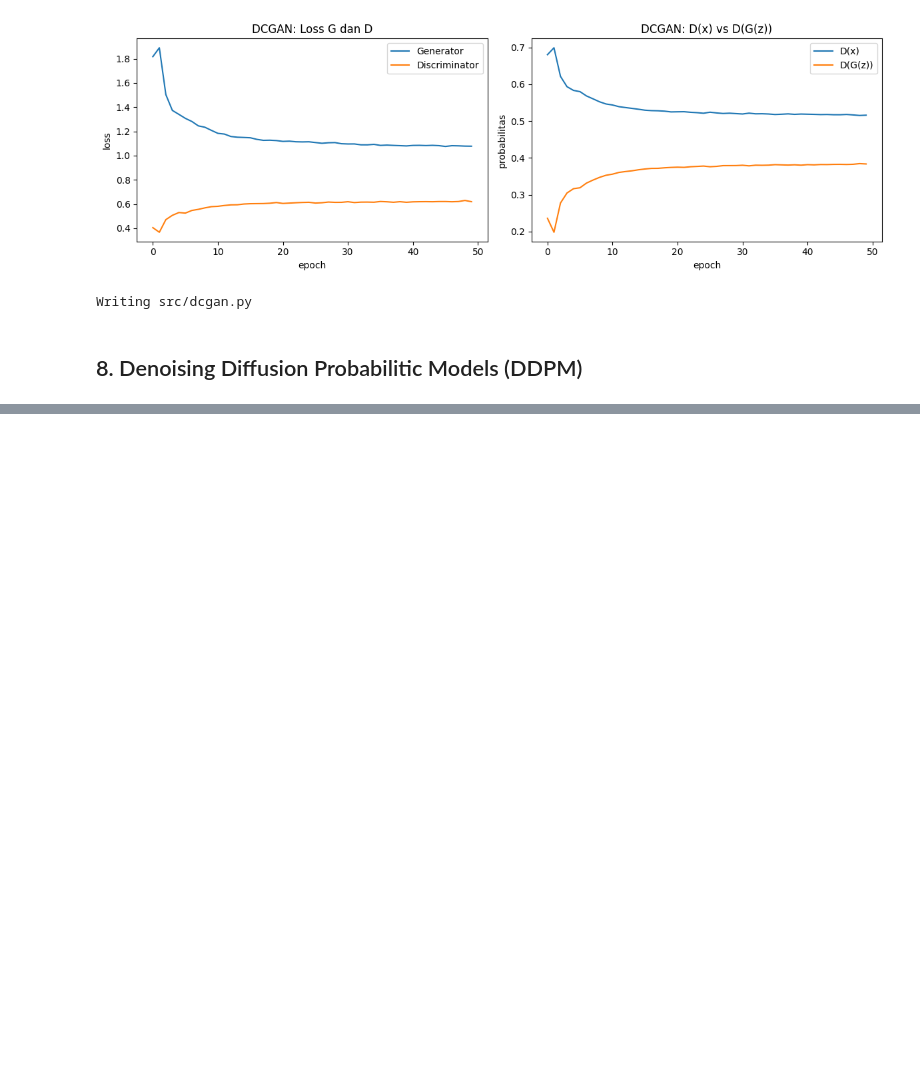
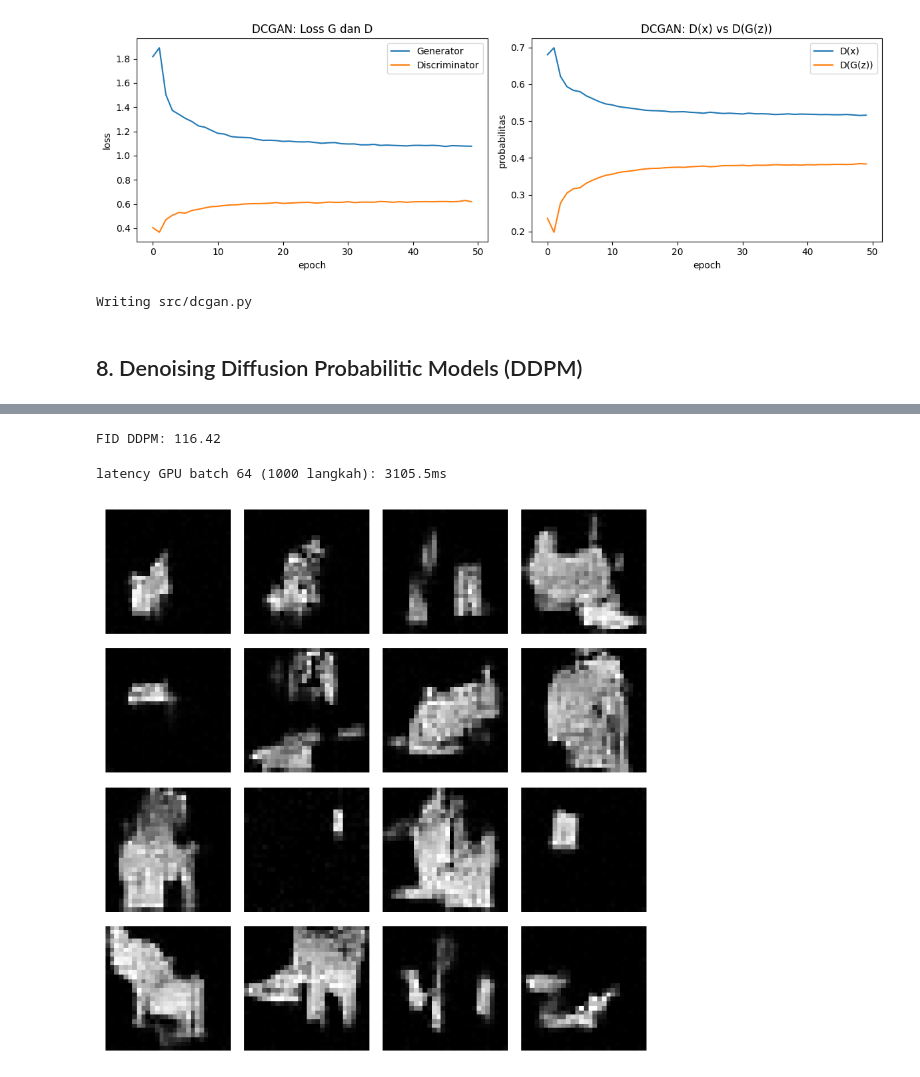
Before and after one commit to KenNicholas/komparatif-genai, a Jupyter notebook: komparatif_genai.ipynb, the cells around one changed output, grey strips where cells are left out. Cells and saved outputs as stored; diff of their text form; code cells hidden in the pictures; blank space fills up the shorter version.

Commit message:
Fase 8: DDPM (training, fid, plot loss)

```diff
--- a/komparatif_genai.ipynb
+++ b/komparatif_genai.ipynb
@@ -2167,3 +2167,7 @@ def train_ddpm(epochs=40, lr=2e-4, batch_size=128, seed=42, T=1000):
 
     sec_per_epoch = (time.time() - start_time) / epochs
     return model, history, sec_per_epoch, (beta, alpha, alpha_bar)
+# %%
+model_ddpm, hist_ddpm, sec_ddpm, schedule = train_ddpm()
+print('='*25)
+print(f'sec/epoch={sec_ddpm:.2f}')
@@ -2169,0 +2192,71 @@ def train_ddpm(epochs=40, lr=2e-4, batch_size=128, seed=42, T=1000):
+# %%
+# sampling DDPM dan FID
+import torch
+from torchmetrics.image.fid import FrechetInceptionDistance
+
+device = get_device()
+
+@torch.no_grad()
+def sample_ddpm(model, n, T=1000, steps=1000):
+    model.eval()
+    beta, alpha, alpha_bar = schedule
+    x = torch.randn(n, 1, 28, 28, device=device)
+    langkah = list(range(T))[::-1] if steps == T else list(range(T))[::-1][::max(1, T // steps)]
+    for t_val in langkah:
+        t = torch.full((n,), t_val, device=device, dtype=torch.long)
+        pred = model(x, t)
+        alpha_t = alpha[t_val]; alpha_bar_t = alpha_bar[t_val]; beta_t = beta[t_val]
+        x = (1 / torch.sqrt(alpha_t)) * (x - (beta_t / torch.sqrt(1 - alpha_bar_t)) * pred)
+        if t_val > 0:
+            x = x + torch.sqrt(beta_t) * torch.randn_like(x)
+    return x
+
+_, _, test = get_loaders()
+real_images = []
+jumlah = 0
+for images, _ in test:
+    real_images.append(images)
+    jumlah += images.size(0)
+    if jumlah >= 5000:
+        break
+real_images = torch.cat(real_images, dim=0)[:5000]
+
+fid = FrechetInceptionDistance(feature=2048, normalize=True).to(device)
+batch_fid = 256
+for i in range(0, 5000, batch_fid):
+    sampel = sample_ddpm(model_ddpm, min(batch_fid, 5000 - i), steps=1000)
+    sampel = ((sampel + 1) / 2).clamp(0, 1)
+    r = real_images[i:i+batch_fid].to(device).repeat(1, 3, 1, 1)
+    f = sampel.repeat(1, 3, 1, 1)
+    fid.update(r, real=True)
+    fid.update(f, real=False)
+fid_ddpm = fid.compute().item()
+print(f'FID DDPM: {fid_ddpm:.2f}')
+# %% [output]
+FID DDPM: 116.42
+# %%
+# latency
+for _ in range(1):
+    sample_ddpm(model_ddpm, 64, steps=1000)
+
+torch.cuda.synchronize()
+waktu_mulai = time.time()
+
+for _ in range(3):
+    sample_ddpm(model_ddpm, 64, steps=1000)
+torch.cuda.synchronize()
+latency_ddpm = (time.time() - waktu_mulai) / 3 * 1000
+print(f'latency GPU batch 64 (1000 langkah): {latency_ddpm:.1f}ms')
+# %% [output]
+latency GPU batch 64 (1000 langkah): 3105.5ms
+# %%
+sampel = sample_ddpm(model_ddpm, 16, steps=1000)
+sampel = ((sampel + 1) / 2).clamp(0, 1).cpu()
+fig, ax = plt.subplots(4, 4, figsize=(6, 6))
+for i in range(16):
+    ax[i // 4, i % 4].imshow(sampel[i, 0], cmap='gray')
+    ax[i // 4, i % 4].axis('off')
+plt.tight_layout()
+plt.show()
+# %% [output]
+[figure, added]
```
Also changed, not shown: parts of 5 cells of this notebook.
